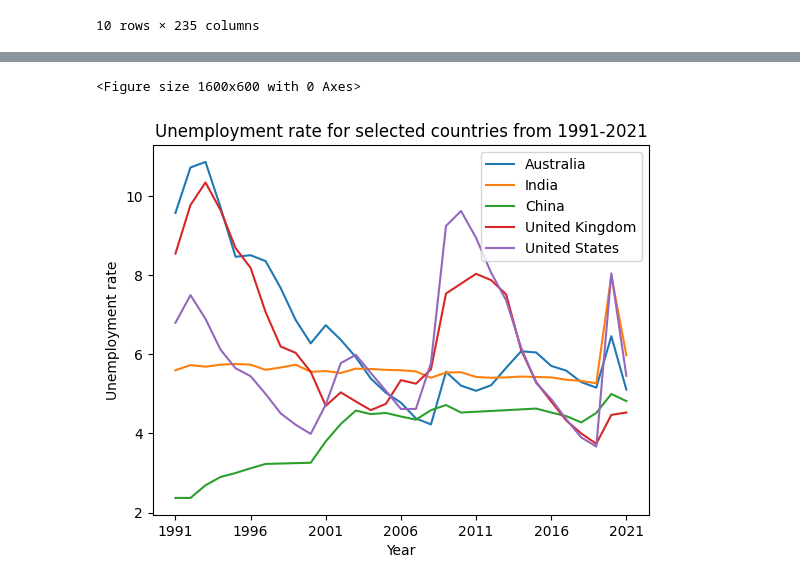
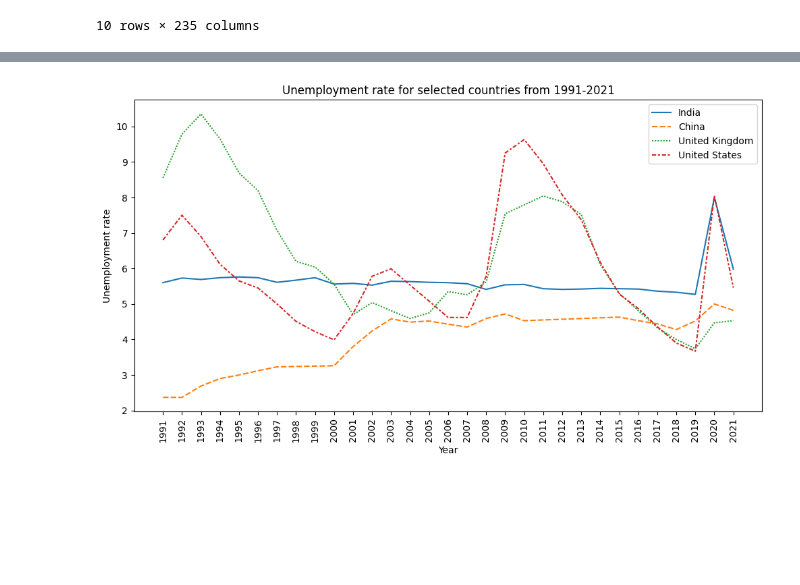
Before and after one commit to lorrespz/Kaggle_Data_Analysis_Projects, a Jupyter notebook: world-unemployment-trend-1991-2021.ipynb, the cells around one changed output, grey strips where cells are left out. Saved outputs shown, nothing was run; the diff lists cells and outputs as text; code cells hidden in the pictures; blank space fills up the shorter version.

```diff
--- a/world-unemployment-trend-1991-2021.ipynb
+++ b/world-unemployment-trend-1991-2021.ipynb
@@ -77,10 +115,10 @@ df.head(10)
 # %%
-plt.figure(figsize = (16,6));
-df[['Australia', 'India', 'China', 'United Kingdom', 'United States']].plot();
+plt.figure(figsize = (12,6));
+sns.lineplot(data=df[['India', 'China', 'United Kingdom', 'United States']])
 plt.xlabel('Year');
+plt.xticks(rotation='vertical')
 plt.ylabel('Unemployment rate');
 plt.title('Unemployment rate for selected countries from 1991-2021');
 plt.legend(loc = 'upper right');
 # %% [output]
-<Figure size 1600x600 with 0 Axes>
-[figure, old version]
+[figure, new version]
```
Also changed, not shown: parts of 4 cells of this notebook.
